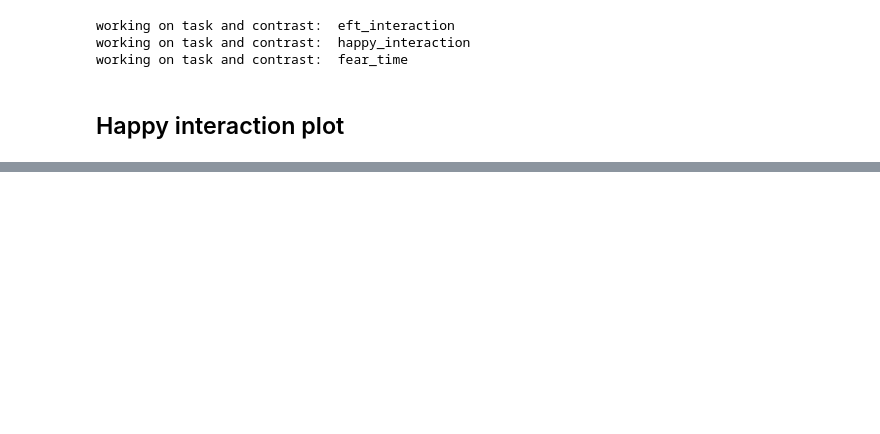
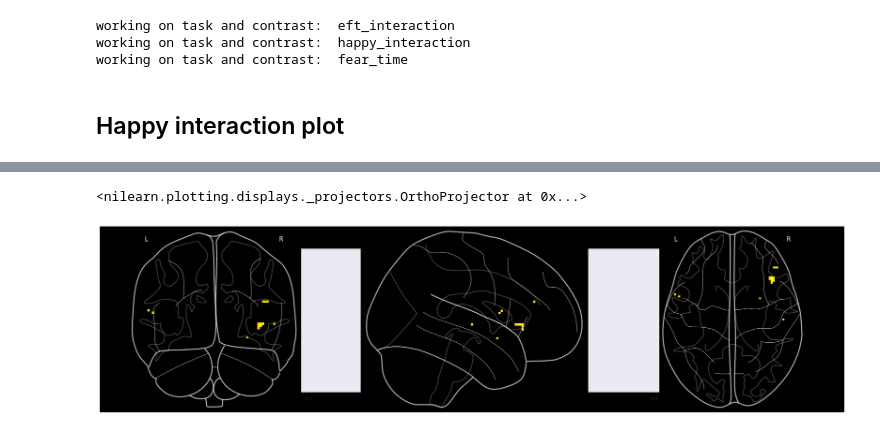
Before and after one commit to WMDA/socio-emotion-cognition, a Jupyter notebook: task_fmri/results/2ndlevel/pictures_for_papers.ipynb, the cells around one changed output, grey strips where cells are left out. Saved outputs shown, nothing was run; the diff lists cells and outputs as text; code cells hidden in the pictures; blank space fills up the shorter version.

```diff
--- a/task_fmri/results/2ndlevel/pictures_for_papers.ipynb
+++ b/task_fmri/results/2ndlevel/pictures_for_papers.ipynb
@@ -81,0 +119,14 @@ AttributeError: module 'numpy' has no attribute 'bool'
+# %%
+fig,ax = plt.subplots(1, 1, figsize=(20, 5))
+plotting.plot_glass_brain(
+    eft_contrasts['interaction']['pvals'],
+    threshold=threshold_pval,
+    colorbar=False,
+    draw_cross=False,
+    cmap='autumn',
+    black_bg=True,
+    figure=fig
+)
+# %% [output]
+<nilearn.plotting.displays._projectors.OrthoProjector at 0x...>
+[figure, added]
```
Also changed, not shown: parts of 2 cells of this notebook, 3 other files.
